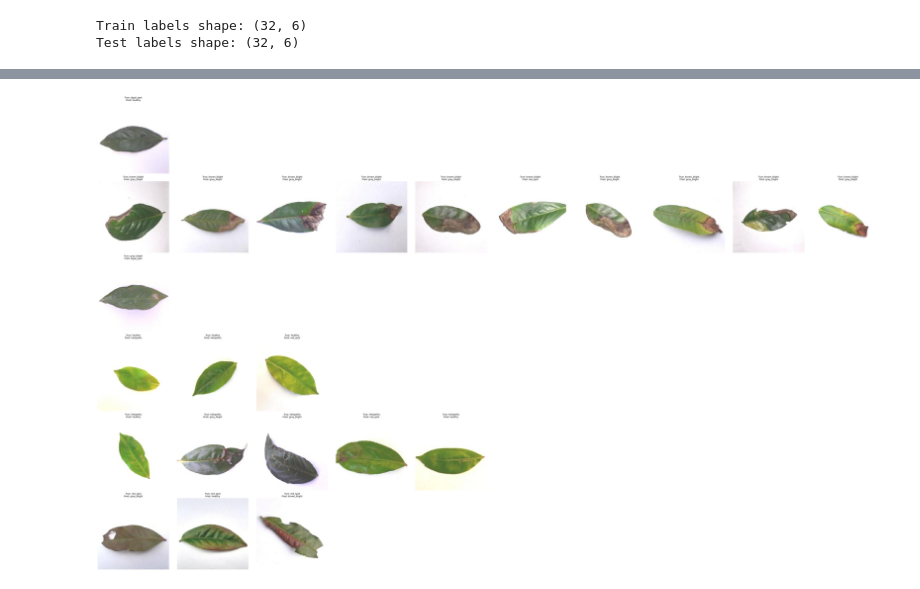
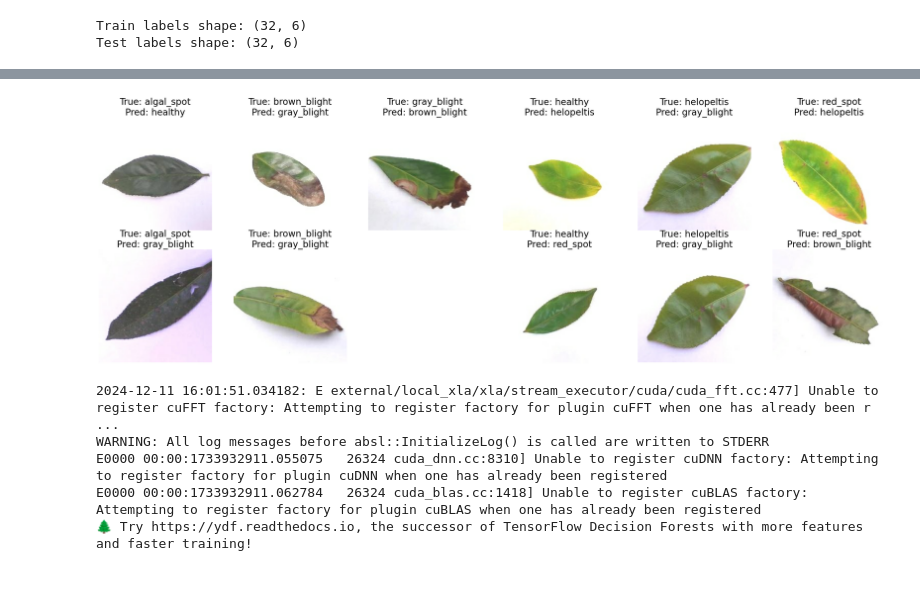
Before and after one commit to Leaf-Sense/ML-Model, a Jupyter notebook: Initial_Model.ipynb, the cells around one changed output, grey strips where cells are left out. Cells and saved outputs as stored; diff of their text form; code cells hidden in the pictures.

Commit message:
docs: update model notebook

```diff
--- a/Initial_Model.ipynb
+++ b/Initial_Model.ipynb
@@ -527,9 +460,5 @@ plt.show()
 [figure]
 # %%
-import numpy as np
-import matplotlib.pyplot as plt
-
-# Get the class names
 class_names = train_dataset.class_names
 
 # Dictionary to store wrongly classified samples for each class
@@ -548,20 +477,23 @@ for images, labels in test_dataset:
             wrongly_classified[true_class_name].append((images[i], class_names[predicted_class]))
 
 # Display the first few wrongly classified images for each class
-num_samples_to_show = 10  # Number of images to display per class
+num_samples_to_show = 2  # Number of images to display per class
 
-fig, axes = plt.subplots(len(class_names), num_samples_to_show, figsize=(5*num_samples_to_show, 5 * len(class_names)))
+# Create a transposed layout of the axes
+fig, axes = plt.subplots(num_samples_to_show, len(class_names), figsize=(5 * len(class_names), 5 * num_samples_to_show))
+
+# In case there's only one class, axes will be a single array, so make sure it's handled
 if len(class_names) == 1:  # Handle the case where there's only one class
     axes = [axes]
 
 for i, class_name in enumerate(class_names):
     wrong_samples = wrongly_classified[class_name]
     for j in range(num_samples_to_show):
-        ax = axes[i][j] if len(class_names) > 1 else axes[j]
+        ax = axes[j][i]  # Swap the indexing to transpose the layout
         if j < len(wrong_samples):
             image, predicted_label = wrong_samples[j]
             ax.imshow(image.numpy().astype("uint8"))  # Convert to a displayable format
-            ax.set_title(f"True: {class_name}\nPred: {predicted_label}", fontsize=10)
+            ax.set_title(f"True: {class_name}\nPred: {predicted_label}", fontsize=24)
             ax.axis('off')
         else:
             ax.axis('off')  # Hide unused subplots
@@ -591 +523,26 @@ plt.show()
-[figure, old version]
+[figure, new version]
+# %%
+import time
+
+# Get the current date in the format YYYY-MM-DD
+current_date = time.strftime("%Y-%m-%d")
+
+# Save the model with the current date as the filename
+saved_model_path = f"model-{current_date}.h5"
+
+# Assuming 'model' is your trained model
+model.save(saved_model_path)
+
+string_folder = f"model-{current_date}"
+
+# Convert the Keras model to TensorFlow.js format
+!tensorflowjs_converter \
+    --input_format=keras \
+    /content/{saved_model_path} \
+    /content/{string_folder}
+# %% [output]
+2024-12-11 16:01:51.034182: E external/local_xla/xla/stream_executor/cuda/cuda_fft.cc:477] Unable to register cuFFT factory: Attempting to register factory for plugin cuFFT when one has already been r ...
+WARNING: All log messages before absl::InitializeLog() is called are written to STDERR
+E0000 00:00:1733932911.055075   26324 cuda_dnn.cc:8310] Unable to register cuDNN factory: Attempting to register factory for plugin cuDNN when one has already been registered
+E0000 00:00:1733932911.062784   26324 cuda_blas.cc:1418] Unable to register cuBLAS factory: Attempting to register factory for plugin cuBLAS when one has already been registered
+🌲 Try https://ydf.readthedocs.io, the successor of TensorFlow Decision Forests with more features and faster training!
```
Also changed, not shown: parts of 21 cells of this notebook.
